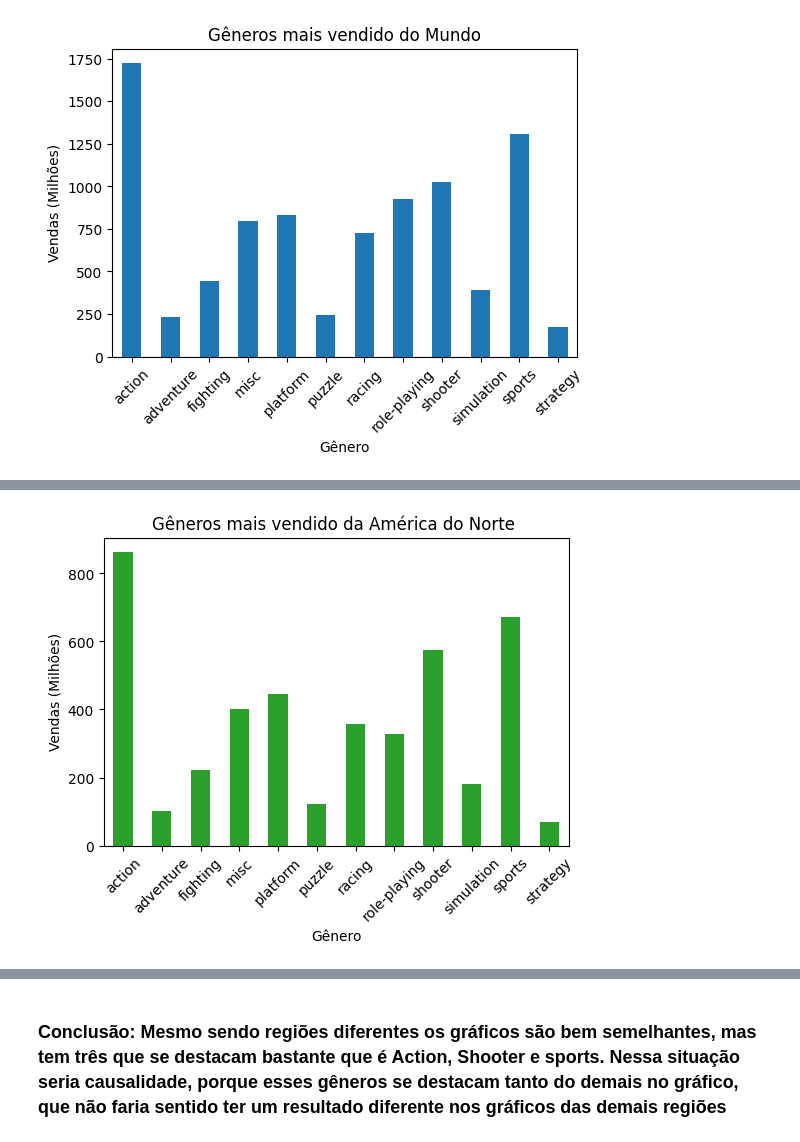
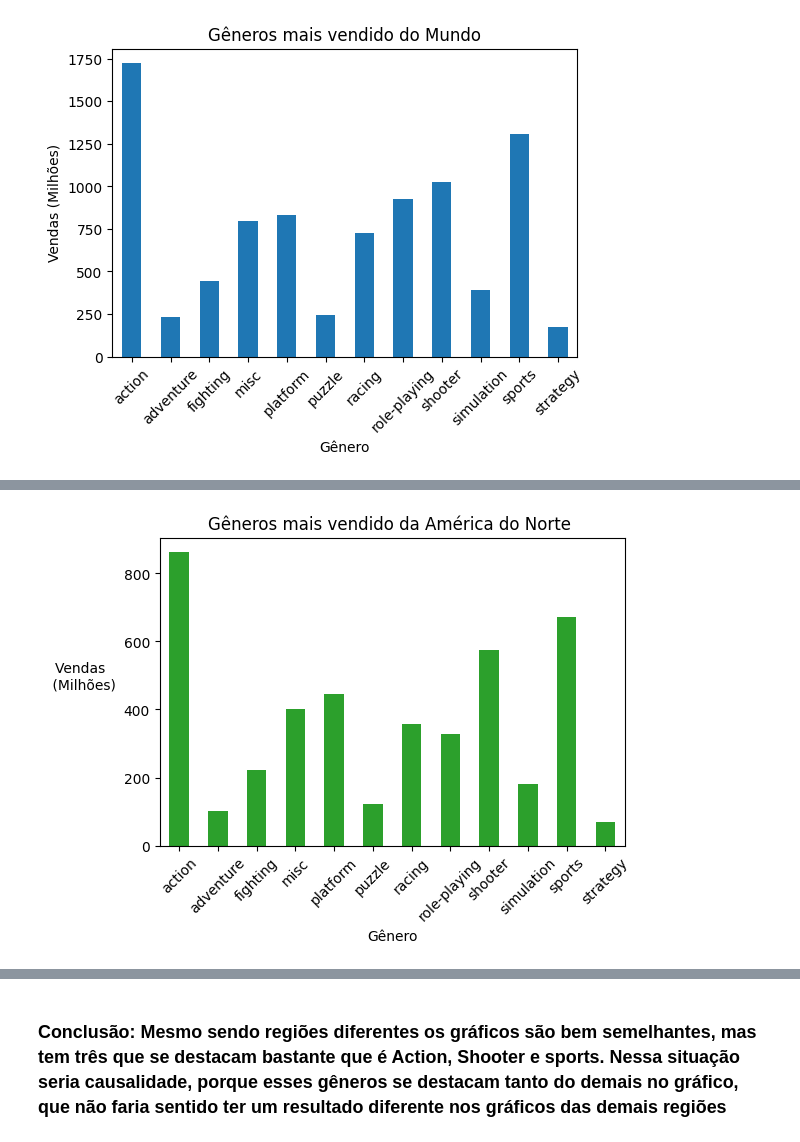
Before and after one commit to Nicolas14265/introducao, a Jupyter notebook: Projeto_Final.ipynb, the cells around one changed output, grey strips where cells are left out. Saved outputs shown, nothing was run; the diff lists cells and outputs as text; code cells hidden in the pictures.

```diff
--- a/Projeto_Final.ipynb
+++ b/Projeto_Final.ipynb
@@ -76,17 +76,17 @@ plt.show()
 # %%
 # Fazendo grafico América do Norte
 
 norte_america = df.groupby('genero')['vendas_na'].sum()
 
 plt.figure(figsize = (6,4))
 norte_america.plot(kind = 'bar', color = 'tab:green')
 plt.title('Gêneros mais vendido da América do Norte ')
 plt.xlabel('Gênero')
 plt.xticks(rotation=45)
-plt.ylabel('Vendas (Milhões)')
+plt.ylabel('Vendas \n (Milhões)', rotation = 0, labelpad = 30)
 plt.show()
 # %% [output]
-[figure, old version]
+[figure, new version]
 # %%
 # Fazendo grafico Japão
 
```
Also changed, not shown: parts of 3 cells of this notebook.
